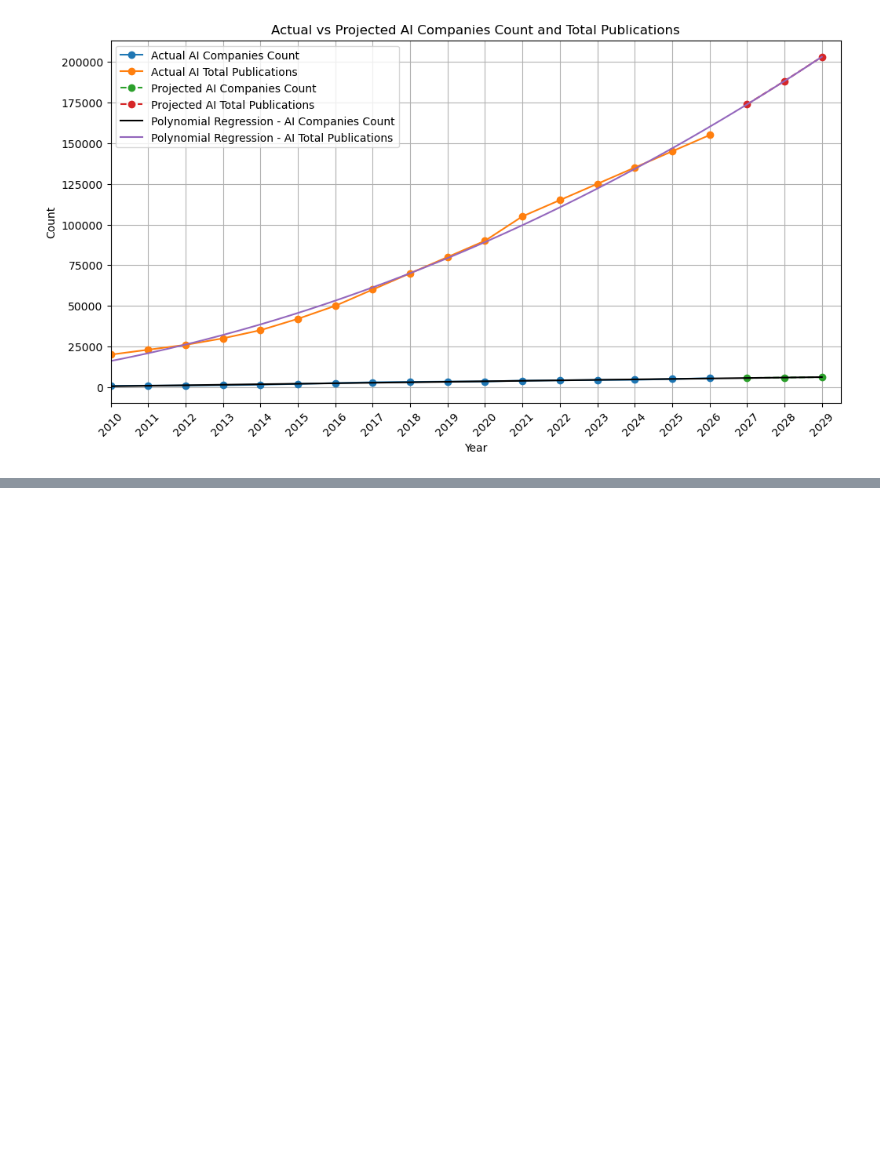
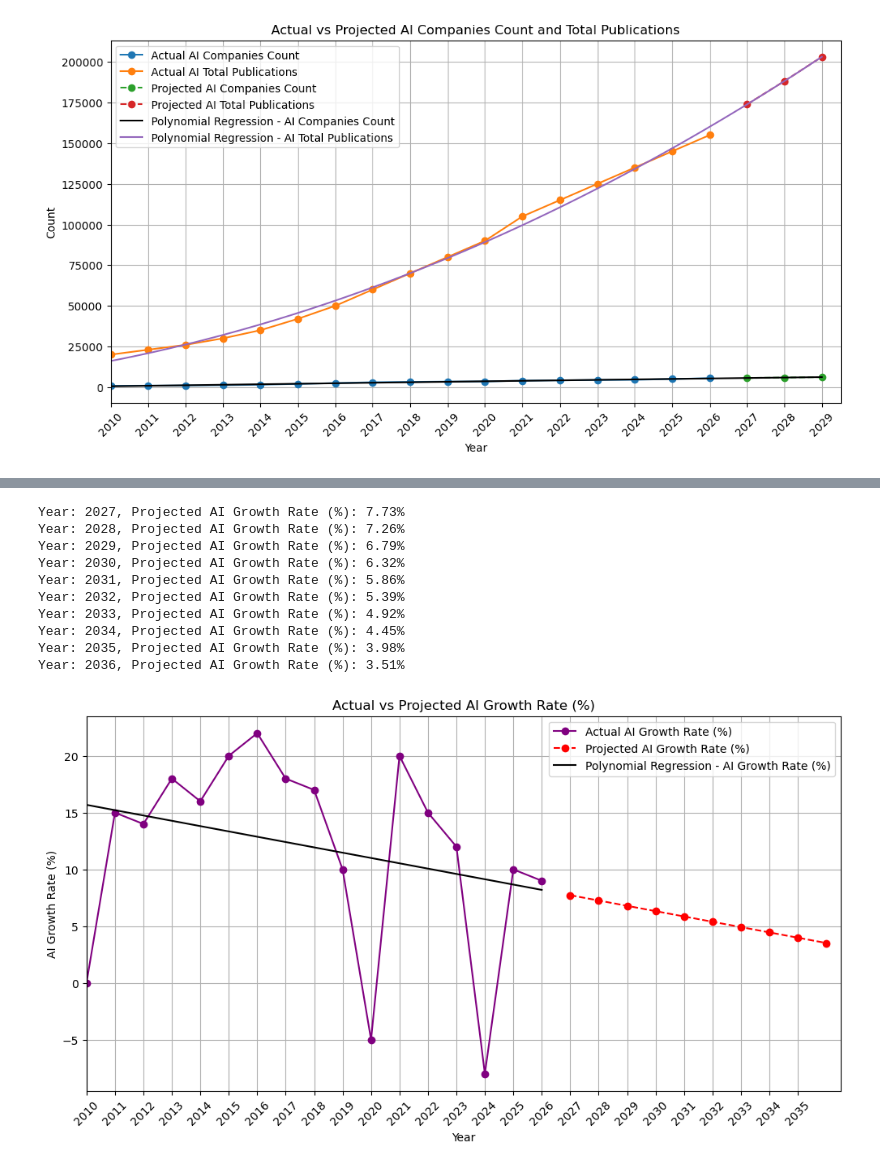
Before and after one commit to KutayAtlas2/Data-Analyzing-Project, a Jupyter notebook: analyzer.ipynb, the cells around one changed output, grey strips where cells are left out. Cells and saved outputs as stored; diff of their text form; code cells hidden in the pictures; blank space fills up the shorter version.

```diff
--- a/analyzer.ipynb
+++ b/analyzer.ipynb
@@ -166,0 +193,48 @@ Year: 2029, Projected AI Companies Count: 6177, Projected AI Total Publications:
+# %%
+#Question 7: Is China's groweth sustainable in the long term, or is it likely to face a slowdown or plateau in the future?
+#Create a graph predicting the next 10 years of AI Growth Rate (%) based on the historical data, and analyze the trend to determine
+#  if there is a potential for slowdown or plateau in the future and place a 5th-degree polynomial regression line for the AI Growth Rate (%)
+# over time, and also show the actual data points for AI Growth Rate (%)
+import numpy as np
+from sklearn.linear_model import LinearRegression
+from sklearn.preprocessing import PolynomialFeatures
+
+X = df['Year'].values.reshape(-1, 1)
+y_growth_rate = df['AI Growth Rate (%)'].values
+poly = PolynomialFeatures(degree=1)
+X_poly = poly.fit_transform(X)
+model_growth_rate = LinearRegression()
+model_growth_rate.fit(X_poly, y_growth_rate)
+future_years = np.array([2027, 2028, 2029, 2030, 2031, 2032, 2033, 2034, 2035, 2036]).reshape(-1, 1)
+future_years_poly = poly.transform(future_years)
+predicted_growth_rate = model_growth_rate.predict(future_years_poly)
+for year, growth_rate in zip(future_years.flatten(), predicted_growth_rate):
+    print(f'Year: {year}, Projected AI Growth Rate (%): {growth_rate:.2f}%')
+X_smooth = np.linspace(2010, 2026, 100).reshape(-1, 1)
+X_smooth_poly = poly.transform(X_smooth)
+curve_growth_rate = model_growth_rate.predict(X_smooth_poly)
+plt.figure(figsize=(12, 6))
+plt.plot(df['Year'], df['AI Growth Rate (%)'], marker='o', label='Actual AI Growth Rate (%)', color='purple')
+plt.plot(future_years, predicted_growth_rate, marker='o', linestyle='--', label='Projected AI Growth Rate (%)', color='red')
+plt.plot(X_smooth, curve_growth_rate, color='black', linestyle='-', label='Polynomial Regression - AI Growth Rate (%)')
+all_years = np.arange(df['Year'].min(), 2036, 1)
+plt.xticks(all_years, rotation=45)
+plt.xlim(df['Year'].min(), 2036.5)
+plt.title('Actual vs Projected AI Growth Rate (%)')
+plt.xlabel('Year')
+plt.ylabel('AI Growth Rate (%)')
+plt.legend()
+plt.grid(True)
+plt.show()
+# %% [output]
+Year: 2027, Projected AI Growth Rate (%): 7.73%
+Year: 2028, Projected AI Growth Rate (%): 7.26%
+Year: 2029, Projected AI Growth Rate (%): 6.79%
+Year: 2030, Projected AI Growth Rate (%): 6.32%
+Year: 2031, Projected AI Growth Rate (%): 5.86%
+Year: 2032, Projected AI Growth Rate (%): 5.39%
+Year: 2033, Projected AI Growth Rate (%): 4.92%
+Year: 2034, Projected AI Growth Rate (%): 4.45%
+Year: 2035, Projected AI Growth Rate (%): 3.98%
+Year: 2036, Projected AI Growth Rate (%): 3.51%
+[figure, added]
```
Also changed, not shown: parts of 3 cells of this notebook, 1 other file.
